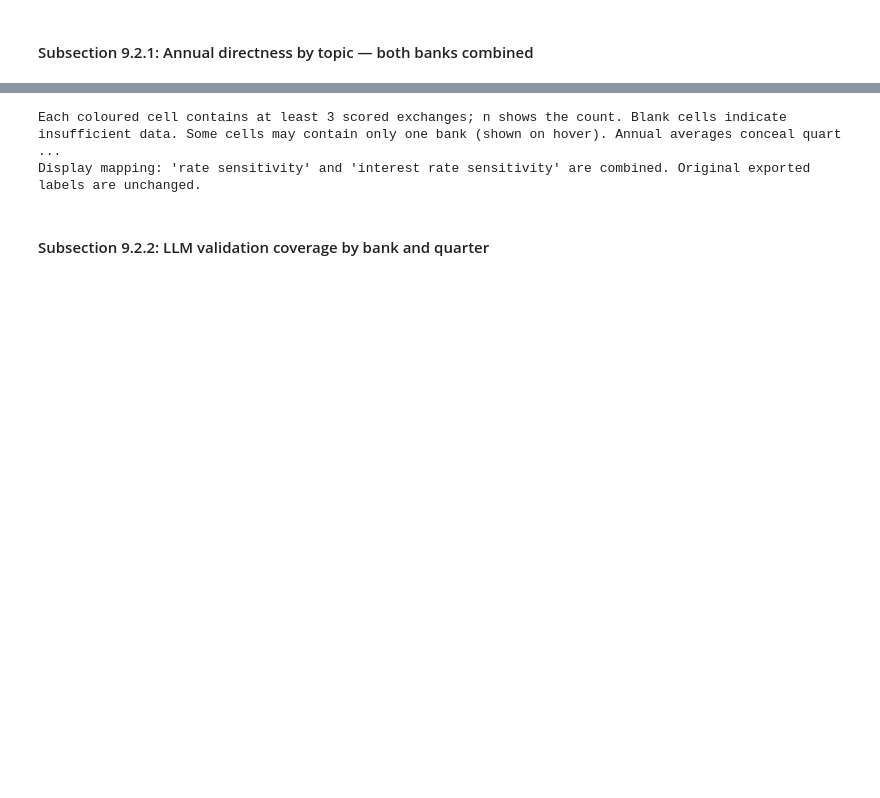
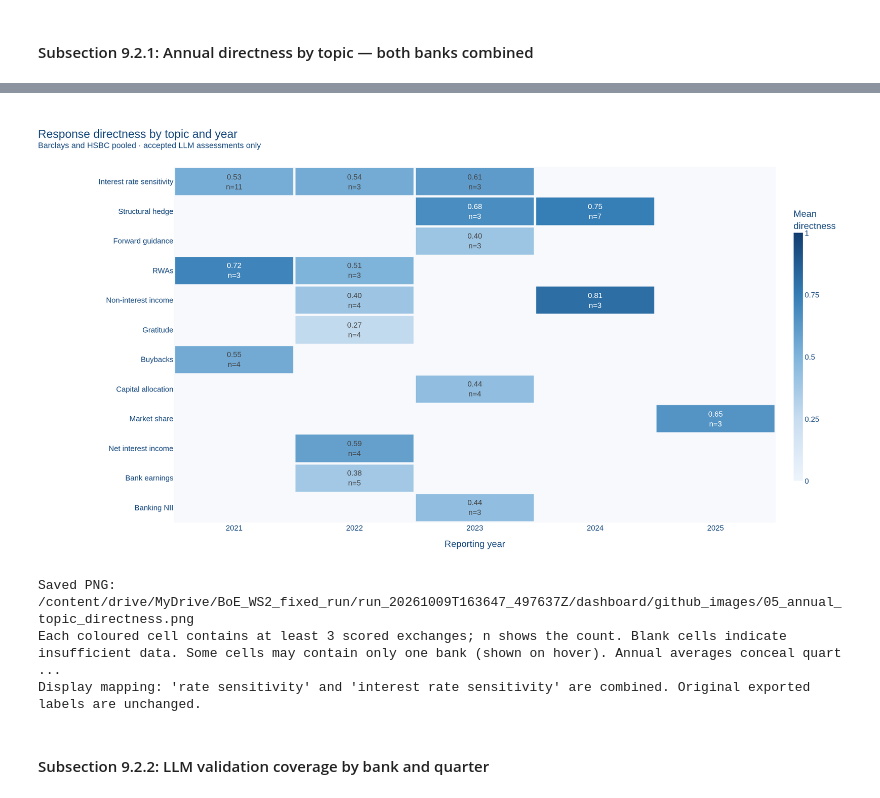
Before and after one commit to Jintoski/CAM_DS_BOE_Team1, a Jupyter notebook: Team1_CAM_EP_Assignment3_notebook_3_llm_signals.ipynb, the cells around one changed output, grey strips where cells are left out. Drawn from its saved outputs; the diff is of its cells as text; code cells hidden in the pictures; blank space fills up the shorter version.

```diff
--- a/Team1_CAM_EP_Assignment3_notebook_3_llm_signals.ipynb
+++ b/Team1_CAM_EP_Assignment3_notebook_3_llm_signals.ipynb
@@ -4540,33 +4787,86 @@ else:
             ),
         )
 
         figure.show(config={
             "displaylogo": False,
             "responsive": True,
             "toImageButtonOptions": {
                 "format": "png",
                 "filename": "WS2_annual_topic_directness",
                 "width": 1400,
                 "height": max(600, 180 + 50 * len(scores.index)),
                 "scale": 2,
             },
         })
 
+
+        # Embed a static PNG for GitHub; retain the interactive heatmap.
+        from pathlib import Path
+        from IPython.display import Image, display
+
+        try:
+            png_bytes = figure.to_image(
+                format="png",
+                width=1400,
+                height=max(600, 180 + 50 * len(scores.index)),
+                scale=2,
+            )
+        except Exception as export_error:
+            print(
+                "Automatic PNG export failed:",
+                str(export_error)[:300],
+            )
+            print(
+                "Click the camera icon on the heatmap above to download "
+                "its PNG, then upload that image below."
+            )
+
+            from google.colab import files
+            uploaded = files.upload()
+
+            png_files = [
+                (name, content)
+                for name, content in uploaded.items()
+                if content.startswith(b"\x89PNG\r\n\x1a\n")
+            ]
+
+            if len(png_files) != 1:
+                raise ValueError(
+                    "Upload exactly one PNG: the annual topic heatmap."
+                )
+
+            _, png_bytes = png_files[0]
+
+        image_folder = (
+            Path(results["output_dir"]) / "dashboard" / "github_images"
+        )
+        image_folder.mkdir(parents=True, exist_ok=True)
+
+        png_path = image_folder / "05_annual_topic_directness.png"
+        png_path.write_bytes(png_bytes)
+
+        # Embed bytes so GitHub does not need access to Google Drive.
+        display(Image(data=png_bytes, width=1050))
+        print("Saved PNG:", png_path)
+
+
         print(
             f"Each coloured cell contains at least {MIN_EXCHANGES} "
             "scored exchanges; n shows the count. Blank cells indicate "
             "insufficient data. Some cells may contain only one bank "
             "(shown on hover). Annual averages conceal quarterly variation. "
             "An exchange may contribute to multiple topics. "
             "Directness does not establish financial truth or strength."
         )
         print(
             "Display mapping: 'rate sensitivity' and "
             "'interest rate sensitivity' are combined. "
             "Original exported labels are unchanged."
         )
 # %% [output]
 [interactive output not drawn]
+[figure, added]
+Saved PNG: /content/drive/MyDrive/BoE_WS2_fixed_run/run_20261009T163647_497637Z/dashboard/github_images/05_annual_topic_directness.png
 Each coloured cell contains at least 3 scored exchanges; n shows the count. Blank cells indicate insufficient data. Some cells may contain only one bank (shown on hover). Annual averages conceal quart ...
 Display mapping: 'rate sensitivity' and 'interest rate sensitivity' are combined. Original exported labels are unchanged.
 # %% [markdown]
```
Also changed, not shown: parts of 20 cells of this notebook, 1 other file.
